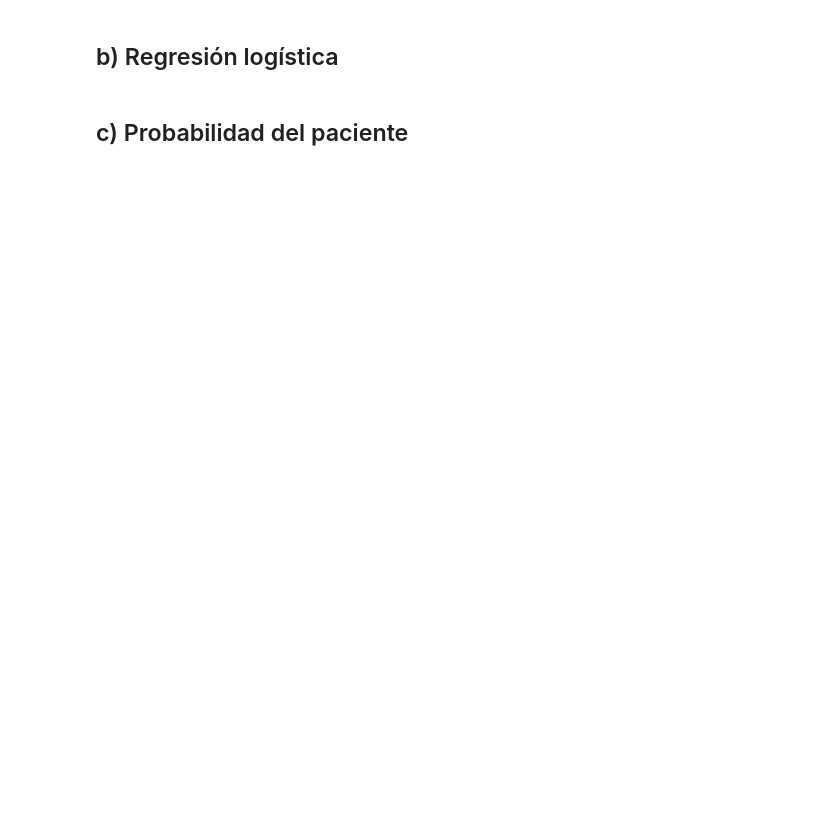
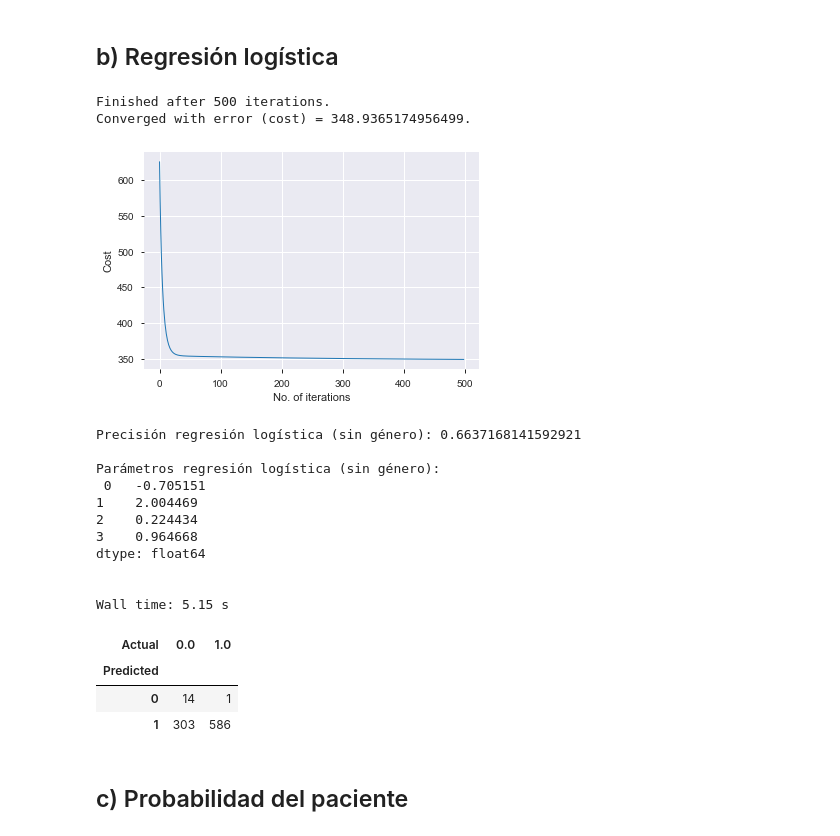
Before and after one commit to amkcpu/AA_TP1, a Jupyter notebook: ml_tps/tp4/e1.ipynb, the cells around one changed output. Saved outputs shown, nothing was run; the diff lists cells and outputs as text; code cells hidden in the pictures; blank space fills up the shorter version.

```diff
--- a/ml_tps/tp4/e1.ipynb
+++ b/ml_tps/tp4/e1.ipynb
@@ -43,16 +53,34 @@ print("Datos limpiados y procesados.")
 # %%
 %%time
 logMod = LogisticRegression()
 logMod.fit(X=X_train, y=y_train, plot_cost_vs_iterations=True)
 predictions = logMod.predict(X_test)
 parameters = logMod.theta
 accuracy = computeAccuracy(predictions, y_test)
 conf_matrix_logMod = getConfusionMatrix(predictions=predictions, actual=y_test)
 
 print("\n\nPrecisión regresión logística (sin género):", accuracy)
 print("\nParámetros regresión logística (sin género):\n", logMod.theta, "\n\n")
 conf_matrix_logMod
-pd.DataFrame(logMod.theta, columns=["Valor del parámetro"])
+# %% [output]
+Finished after 500 iterations.
+Converged with error (cost) = 348.9365174956499.
+[figure, added]
+Precisión regresión logística (sin género): 0.6637168141592921
+
+Parámetros regresión logística (sin género):
+ 0   -0.705151
+1    2.004469
+2    0.224434
+3    0.964668
+dtype: float64
+
+
+Wall time: 5.15 s
+| Actual | 0.0 | 1.0 |
+| Predicted |  |  |
+| 0 | 14 | 1 |
+| 1 | 303 | 586 |
 # %% [markdown]
 ## c) Probabilidad del paciente
 # %%
```
Also changed, not shown: parts of 6 cells of this notebook, 1 other file.
